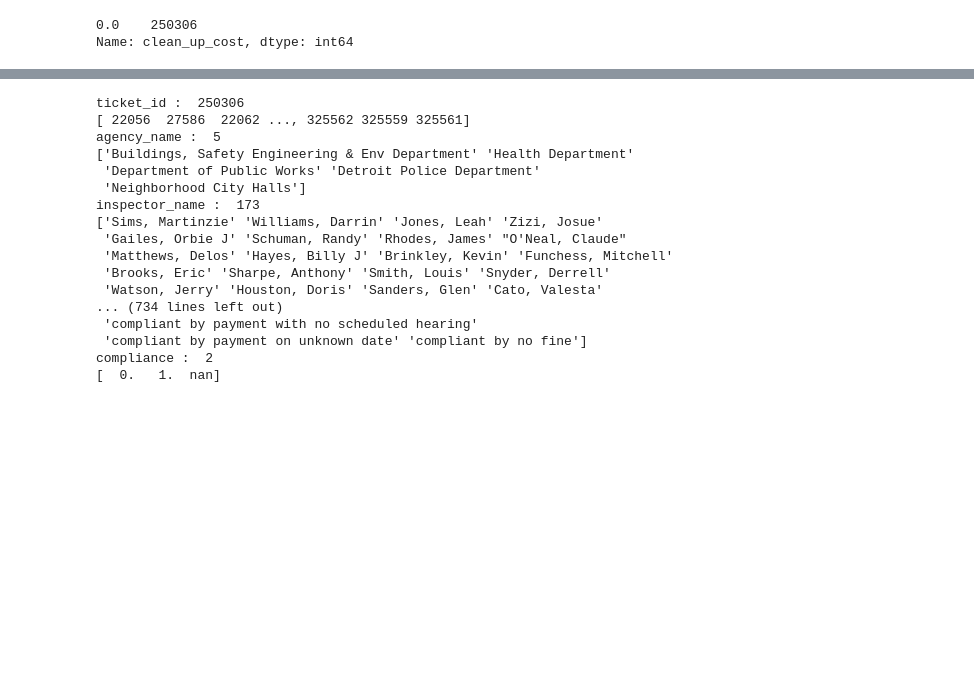
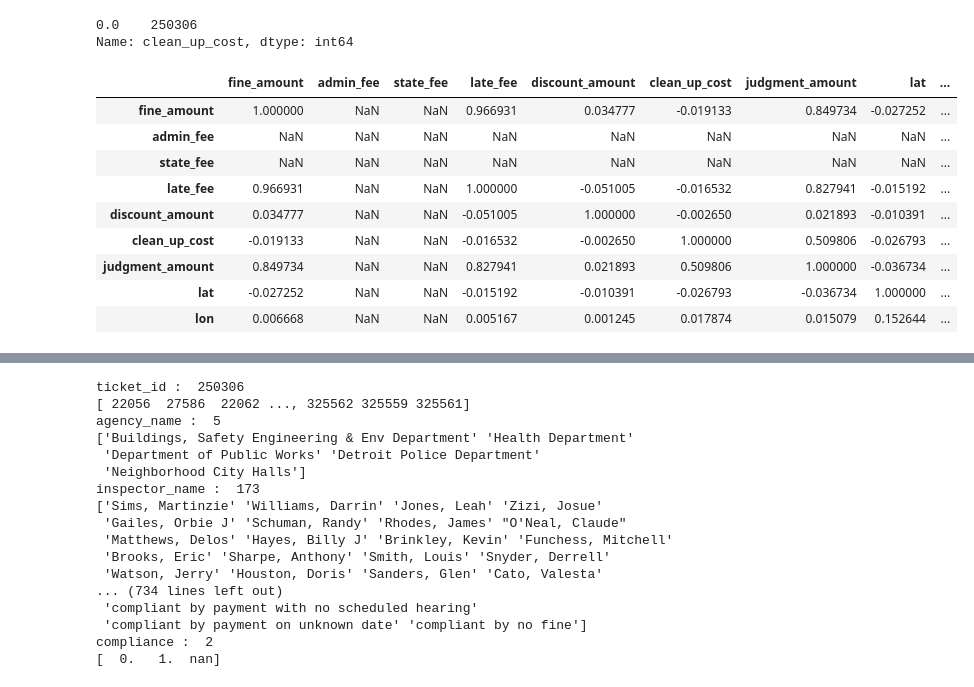
Before and after one commit to aitabuzaid/predict-fines, a Jupyter notebook: Assignment+4.ipynb, the cells around one changed output, grey strips where cells are left out. Drawn from its saved outputs; the diff is of its cells as text; code cells hidden in the pictures; blank space fills up the shorter version.

```diff
--- a/Assignment+4.ipynb
+++ b/Assignment+4.ipynb
@@ -276,3 +317,16 @@ train_data_merged['clean_up_cost'].value_counts()
 # %% [output]
 0.0    250306
 Name: clean_up_cost, dtype: int64
+# %%
+test_data_merged[num_cols].corr()
+# %% [output]
+|  | fine_amount | admin_fee | state_fee | late_fee | discount_amount | clean_up_cost | judgment_amount | lat | ... |
+| fine_amount | 1.000000 | NaN | NaN | 0.966931 | 0.034777 | -0.019133 | 0.849734 | -0.027252 | ... |
+| admin_fee | NaN | NaN | NaN | NaN | NaN | NaN | NaN | NaN | ... |
+| state_fee | NaN | NaN | NaN | NaN | NaN | NaN | NaN | NaN | ... |
+| late_fee | 0.966931 | NaN | NaN | 1.000000 | -0.051005 | -0.016532 | 0.827941 | -0.015192 | ... |
+| discount_amount | 0.034777 | NaN | NaN | -0.051005 | 1.000000 | -0.002650 | 0.021893 | -0.010391 | ... |
+| clean_up_cost | -0.019133 | NaN | NaN | -0.016532 | -0.002650 | 1.000000 | 0.509806 | -0.026793 | ... |
+| judgment_amount | 0.849734 | NaN | NaN | 0.827941 | 0.021893 | 0.509806 | 1.000000 | -0.036734 | ... |
+| lat | -0.027252 | NaN | NaN | -0.015192 | -0.010391 | -0.026793 | -0.036734 | 1.000000 | ... |
+| lon | 0.006668 | NaN | NaN | 0.005167 | 0.001245 | 0.017874 | 0.015079 | 0.152644 | ... |
```
Also changed, not shown: parts of 14 cells of this notebook.
